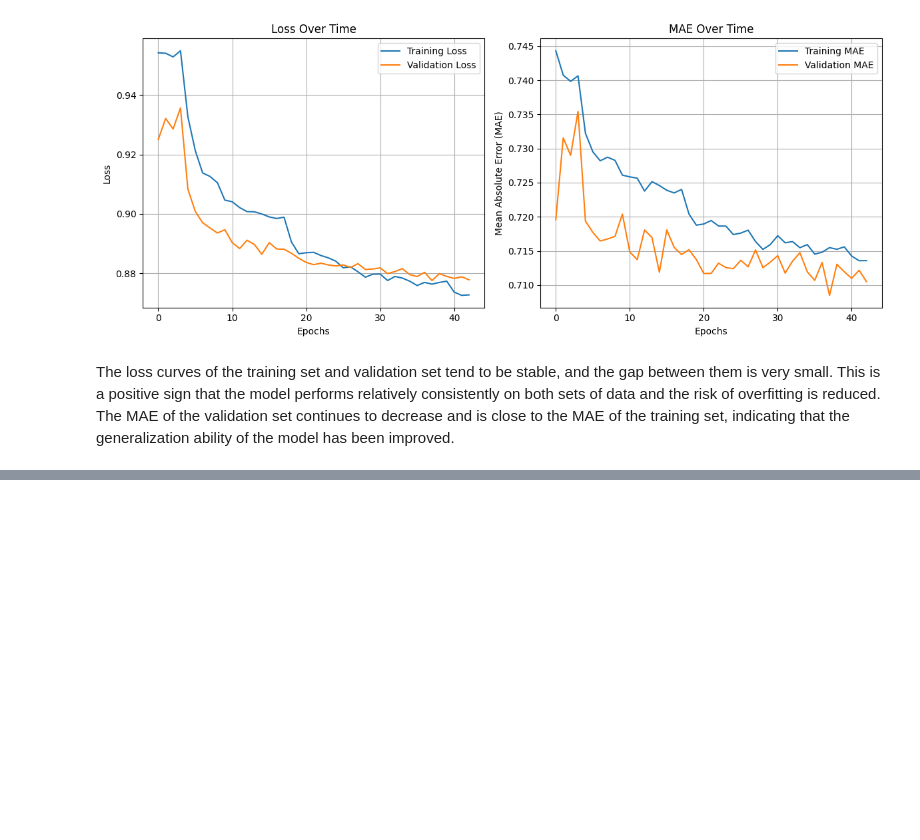
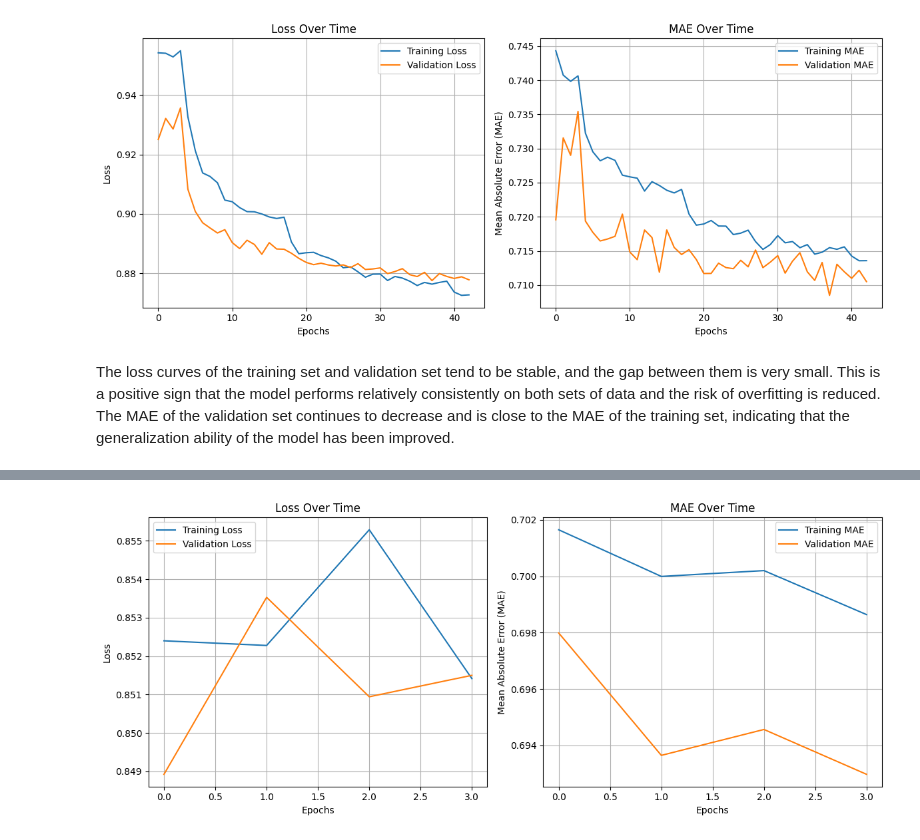
Before and after one commit to Charlottecool/Neural-Network-and-NLP-Based-Movie-Recommendation-System, a Jupyter notebook: Neural Network and NLP-Based Movie Recommendation System.ipynb, the cells around one changed output, grey strips where cells are left out. Drawn from its saved outputs; the diff is of its cells as text; code cells hidden in the pictures; blank space fills up the shorter version.

Commit message:
finish training the third NN and do cross validation

```diff
--- a/Neural Network and NLP-Based Movie Recommendation System.ipynb
+++ b/Neural Network and NLP-Based Movie Recommendation System.ipynb
@@ -2065,3 +2065,22 @@ Validation Loss: 0.8776, Validation MAE: 0.7085
 # %% [markdown]
 The loss curves of the training set and validation set tend to be stable, and the gap between them is very small. This is a positive sign that the model performs relatively consistently on both sets of data and the risk of overfitting is reduced.
 The MAE of the validation set continues to decrease and is close to the MAE of the training set, indicating that the generalization ability of the model has been improved.
+# %%
+# reduce epochs
+reduce_lr = ReduceLROnPlateau(monitor='val_loss', factor=0.2, patience=3, min_lr=1e-6)
+model.compile(optimizer=Adam(learning_rate=0.0005), loss='mean_squared_error', metrics=['mae'])
+history = model.fit(
+    [X_train_genre, X_train_tag],
+    y_train,
+    epochs=25,
+    batch_size=32,
+    validation_data=([X_val_genre, X_val_tag], y_val),
+    callbacks=[early_stopping, reduce_lr],
+    verbose=0
+)
+train_loss, train_mae = model.evaluate([X_train_genre, X_train_tag], y_train, verbose=0)
+print(f"Training Loss: {train_loss:.4f}, Training MAE: {train_mae:.4f}")
+val_loss, val_mae = model.evaluate([X_val_genre, X_val_tag], y_val, verbose=0)
+print(f"Validation Loss: {val_loss:.4f}, Validation MAE: {val_mae:.4f}")
+plot_history(history)
+# %% [output]
@@ -2067,0 +2089 @@ The MAE of the validation set continues to decrease and is close to the MAE of t
+[figure, added]
```
Also changed, not shown: parts of 7 cells of this notebook.
